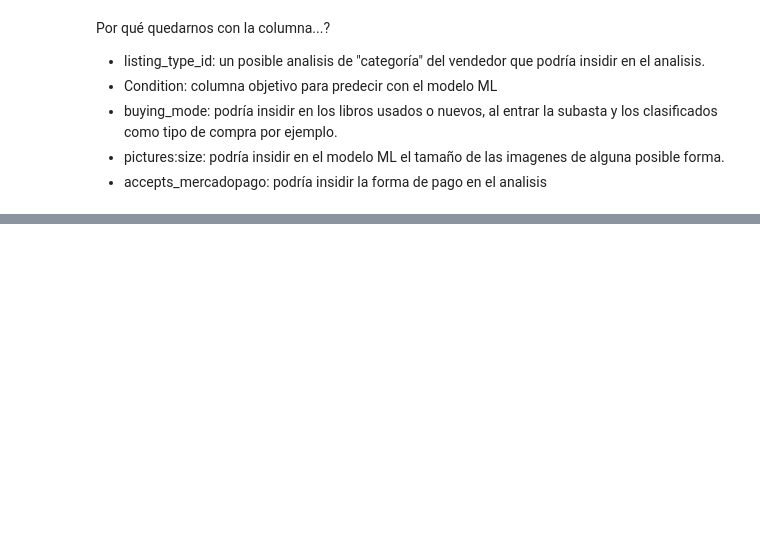
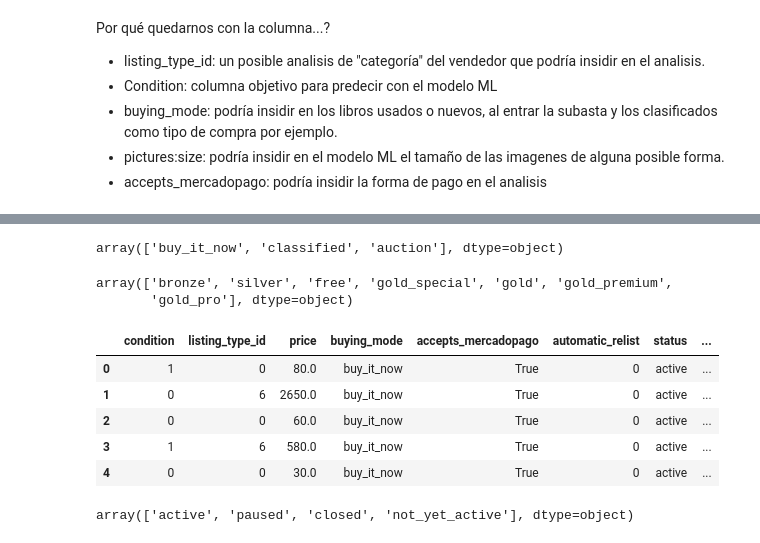
Before and after one commit to jalvergara/model_training, a Jupyter notebook: notebooks/001_EDA.ipynb, the cells around one changed output, grey strips where cells are left out. Cells and saved outputs as stored; diff of their text form; code cells hidden in the pictures; blank space fills up the shorter version.

Commit message:
:tada: feat(EDA): complete EDA and export cleaned data for regression model

```diff
--- a/notebooks/001_EDA.ipynb
+++ b/notebooks/001_EDA.ipynb
@@ -180,0 +214,23 @@ df['title'].nunique()
+# %%
+# Convertir la columna 'date_created' a tipo datetime
+df['date_created'] = pd.to_datetime(df['date_created'])
+
+# Extraer solo el año de la columna 'date_created'
+df['year_created'] = df['date_created'].dt.year
+# %%
+# Lista de columnas a eliminar sin duplicados
+columns_to_drop = [
+    "seller_address", "geolocation", "permalink", "shipping", "seller_contact",
+    "seller_id", "descriptions", "id", "official_store_id", "currency_id",
+    "thumbnail", "video_id", "catalog_product_id", "subtitle", "differential_pricing",
+    "base_price", "site_id", "parent_item_id", "category_id", "original_price",
+    "warranty", "location", "listing_source", "international_delivery_mode",
+    "title", "secure_thumbnail", "stop_time", "start_time","pictures","date_created","last_updated"
+
+]
+
+# Eliminar las columnas del DataFrame
+df = df.drop(columns=columns_to_drop)
+
+# Mostrar la información del DataFrame resultante
+df.info()
@@ -234,0 +278,32 @@ memory usage: 11.1+ MB
+# %%
+df['condition'] = df['condition'].map({'new': 1, 'used': 0})
+# %%
+df['accepts_mercadopago'] = df['accepts_mercadopago'].astype(int)
+# %%
+df['buying_mode'].unique()
+# %% [output]
+array(['buy_it_now', 'classified', 'auction'], dtype=object)
+# %%
+df['listing_type_id'].unique()
+# %% [output]
+array(['bronze', 'silver', 'free', 'gold_special', 'gold', 'gold_premium',
+       'gold_pro'], dtype=object)
+# %%
+from sklearn.preprocessing import LabelEncoder
+
+# Inicializar el codificador
+le = LabelEncoder()
+
+# Codificar la columna 'listing_type_id'
+df['listing_type_id'] = le.fit_transform(df['listing_type_id'])
+# %% [output]
+|  | condition | listing_type_id | price | buying_mode | accepts_mercadopago | automatic_relist | status | ... |
+| 0 | 1 | 0 | 80.0 | buy_it_now | True | 0 | active | ... |
+| 1 | 0 | 6 | 2650.0 | buy_it_now | True | 0 | active | ... |
+| 2 | 0 | 0 | 60.0 | buy_it_now | True | 0 | active | ... |
+| 3 | 1 | 6 | 580.0 | buy_it_now | True | 0 | active | ... |
+| 4 | 0 | 0 | 30.0 | buy_it_now | True | 0 | active | ... |
+# %%
+df['status'].unique()
+# %% [output]
+array(['active', 'paused', 'closed', 'not_yet_active'], dtype=object)
```
Also changed, not shown: parts of 23 cells of this notebook.
